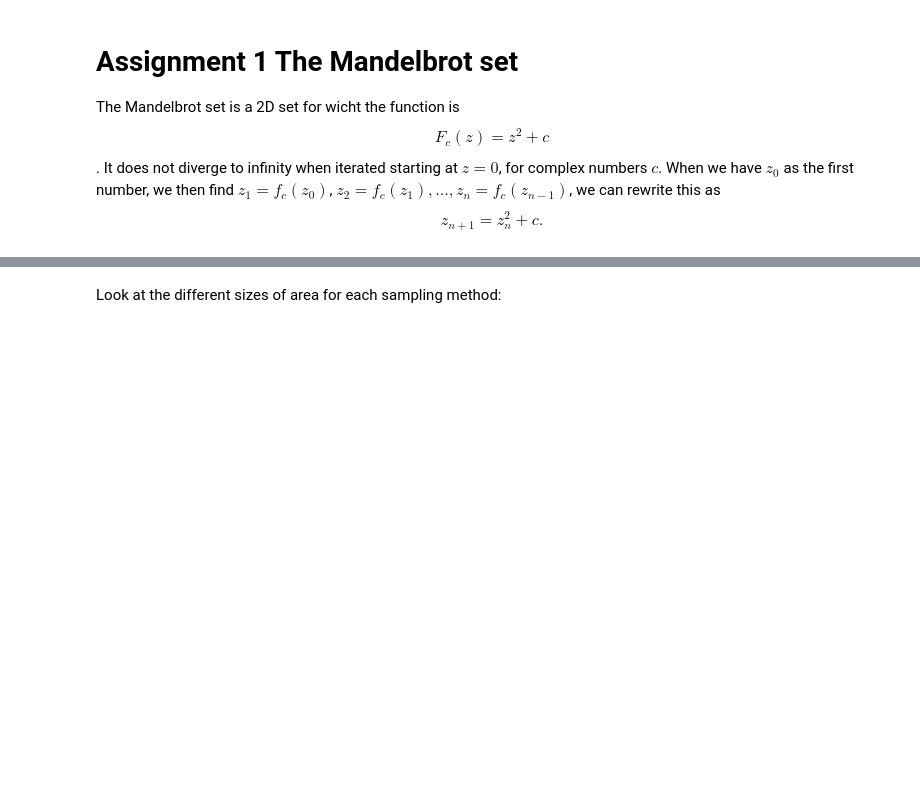
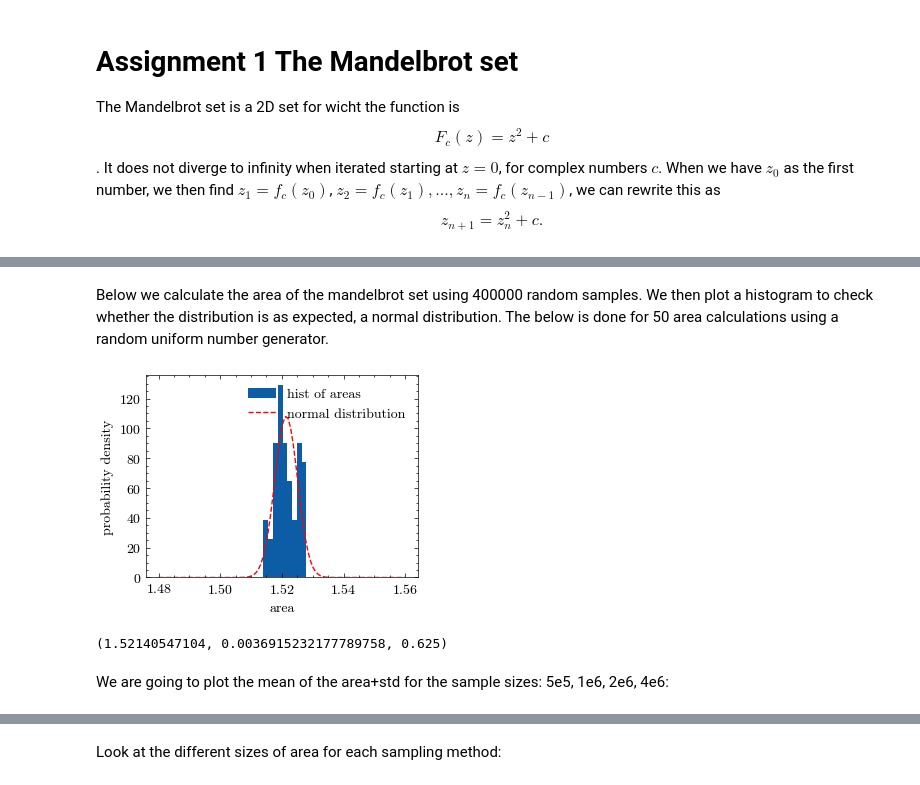
Before and after one commit to rugbym/Stochastic_Simulation, a Jupyter notebook: Assignment1.ipynb, the cells around one changed output, grey strips where cells are left out. Saved outputs shown, nothing was run; the diff lists cells and outputs as text; code cells hidden in the pictures; blank space fills up the shorter version.

```diff
--- a/Assignment1.ipynb
+++ b/Assignment1.ipynb
@@ -6,7 +6,11 @@ The Mandelbrot set is a 2D set for wicht the function is $$F_c(z)=z^2+c$$. It do
 # %%
 import numpy as np
 import matplotlib.pyplot as plt
-#import scienceplots
-#plt.style.use(['science','no-latex'])
+import getpass
+current_user = getpass.getuser()
+print(current_user)
+if current_user == 'mael':
+    import scienceplots
+    plt.style.use(['science','no-latex'])
 from libraries.mandelbrot_funcs import *
 from libraries.sampling_methods import *
@@ -16,0 +27,26 @@ plot_mandelbrot_set(-1.75, 0.47, -1.21, 1.21, 10000, 10000, 256)
+# %% [markdown]
+Below we calculate the area of the mandelbrot set using 400000 random samples. We then plot a histogram to check whether the distribution is as expected, a normal distribution. The below is done for 50 area calculations using a random uniform number generator.
+# %%
+areas = []
+mandel = MandelbrotSetMC()
+for _ in range(50):
+    areas.append(mandel.area_mandelbrot(s_samples = 400000,i_iterations=256))
+# %%
+# Plotting the histogram of the areas
+plt.hist(areas,bins=9,density=True,label='hist of areas')
+# Plotting the normal distribution
+s = np.std(areas)
+mu = np.mean(areas)
+normal_distri_func = lambda x: 1/(s*np.sqrt(2*np.pi))*np.exp(-(x-mu)**2/(2*s**2))
+x = np.linspace(1.48,1.56,100)
+plt.plot(x,normal_distri_func(x),'r--',label='normal distribution')
+plt.xlabel('area')
+plt.ylabel('probability density')
+plt.legend()
+plt.show()
+mu, s, 400000/(8000*8000)*100
+# %% [output]
+[figure, added]
+(1.52140547104, 0.0036915232177789758, 0.625)
+# %% [markdown]
+We are going to plot the mean of the area+std for the sample sizes: 5e5, 1e6, 2e6, 4e6:
```
Also changed, not shown: parts of 15 cells of this notebook.
